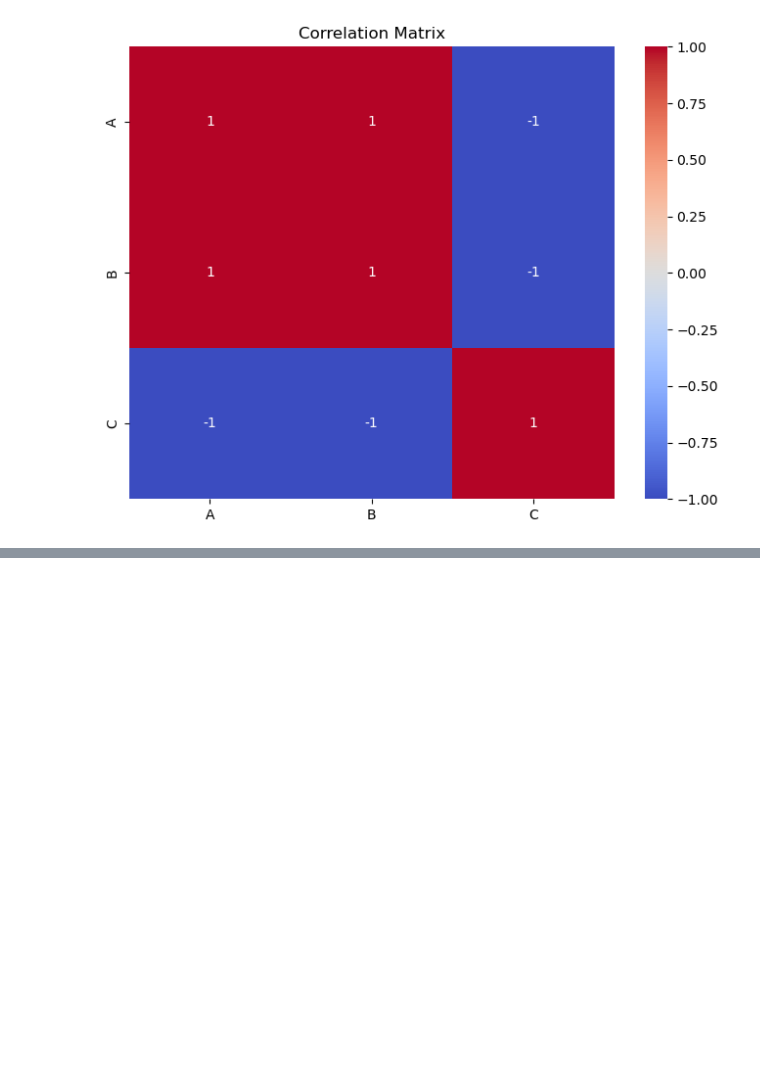
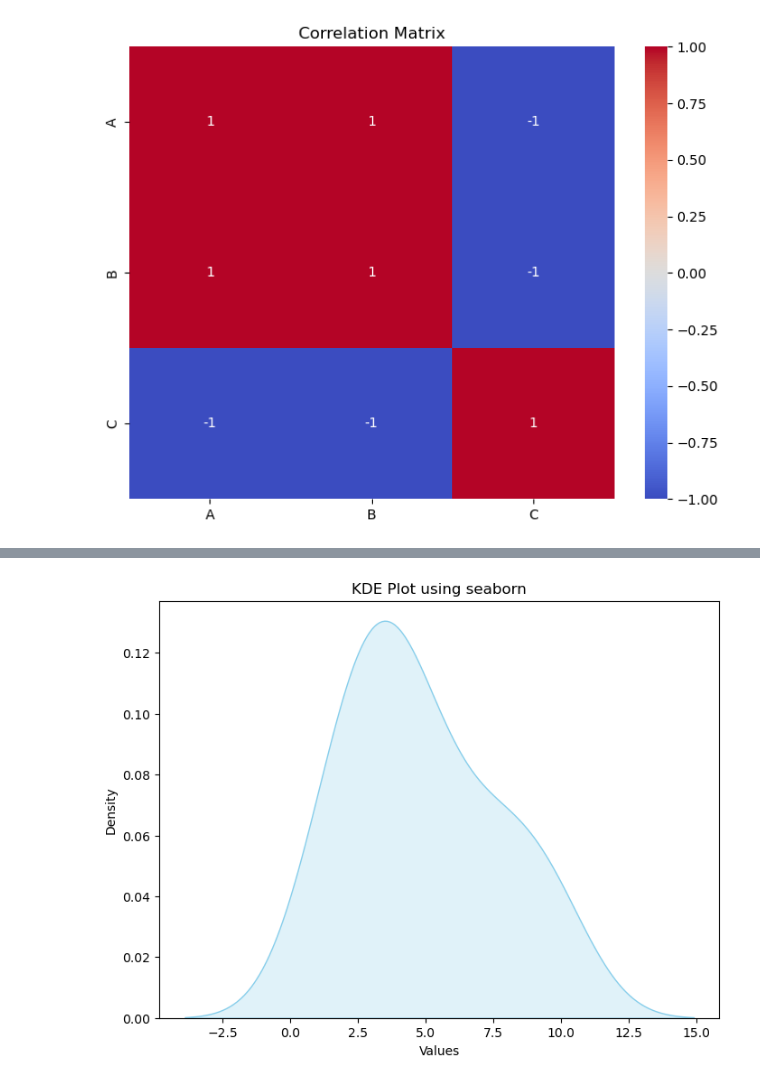
Before and after one commit to coconutkim/data, a Jupyter notebook: pandas_project/주정차위반단속.ipynb, the cells around one changed output, grey strips where cells are left out. Cells and saved outputs as stored; diff of their text form; code cells hidden in the pictures; blank space fills up the shorter version.

```diff
--- a/pandas_project/주정차위반단속.ipynb
+++ b/pandas_project/주정차위반단속.ipynb
@@ -335,0 +346,22 @@ plt.show()
+# %%
+# 지피티 선생-커널 밀도 추정 플롯
+
+import seaborn as sns
+import pandas as pd
+import matplotlib.pyplot as plt
+
+# 예제 데이터
+data = {
+    'values': [1, 2, 2, 3, 3, 4, 4, 4, 5, 6, 7, 8, 9, 10]
+}
+df = pd.DataFrame(data)
+
+# KDE 플롯 생성
+plt.figure(figsize=(8, 6))
+sns.kdeplot(df['values'], fill=True, color='skyblue')
+plt.title('KDE Plot using seaborn')
+plt.xlabel('Values')
+plt.ylabel('Density')
+plt.show()
+# %% [output]
+[figure, added]
```
Also changed, not shown: parts of 7 cells of this notebook.
